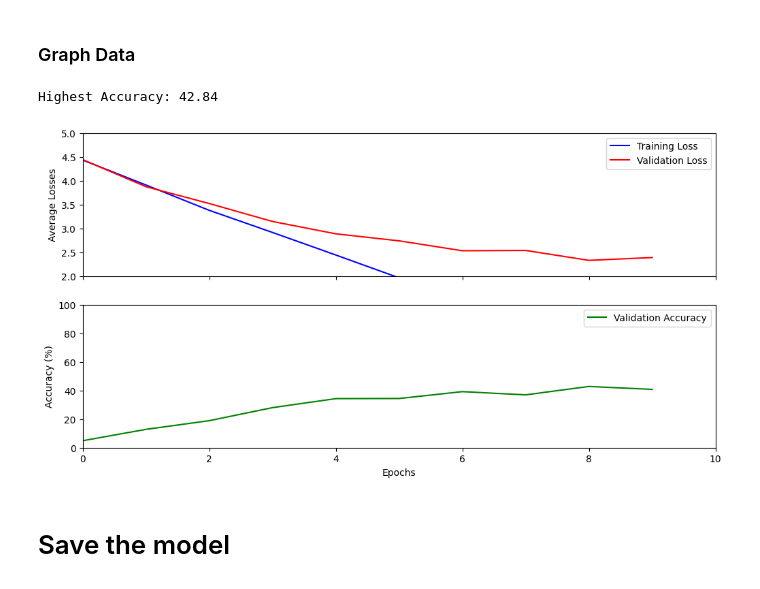
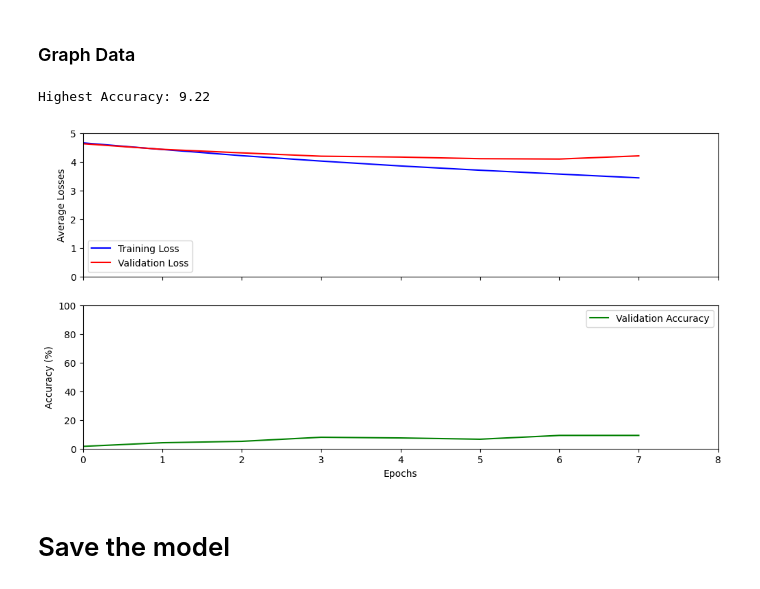
Before and after one commit to elijah-jones-2003/IMLO_Assessment, a Jupyter notebook: IMLO_Assessment.ipynb, the cells around one changed output. Cells and saved outputs as stored; diff of their text form; code cells hidden in the pictures.

```diff
--- a/IMLO_Assessment.ipynb
+++ b/IMLO_Assessment.ipynb
@@ -20,17 +20,16 @@ import matplotlib.pyplot as plt
 ### Hyper Parameters
 # %%
 image_size = 227
-batch_size = 16
-epochs = 10
+batch_size = 64
+epochs = 20
 learning_rate = 1e-3
 
-sgd_momentum = 0.9
-sgd_weight_decay = 5e-5
-sgd_dampening = 0
+sgd_momentum = 0.90
+sgd_weight_decay = 1e-4
+sgd_dampening = 0.1
+nesterov = False
 
-adam_decay = 1e-3
-
-drop_out = 0.4
+drop_out = 0.3
 
 patience = 3
 factor = 0.1
@@ -90,9 +89,9 @@ val_transform = transforms.Compose([
     transforms.ToTensor()])
 
 train_transform = transforms.Compose([
-    transforms.RandomRotation(degrees=20),
+    transforms.RandomRotation(degrees=45),
     transforms.RandomHorizontalFlip(),
-    transforms.ColorJitter(brightness=0.2, contrast=0.2, saturation=0.2, hue=0.2),
+    transforms.ColorJitter(brightness=0.3, contrast=0.3, saturation=0.3, hue=0.2),
     transforms.Resize(size=(image_size, image_size)),
     transforms.ToTensor(),
     transforms.Normalize(mean, std)
@@ -102,7 +101,7 @@ validation_data = datasets.Flowers102(root="data", split="val", transform=test_t
 test_data = datasets.Flowers102(root="data", split="test", transform=test_transform, download=True)
 
 training_data = datasets.Flowers102(root="data", split="train", transform=test_transform, download=True)
-for i in range(5):
+for i in range(2):
     augmented = datasets.Flowers102(root="data", split="train", transform=train_transform)
     training_data = ConcatDataset([training_data, augmented])
 
@@ -389,11 +400,16 @@ classifier = AlexStyleNetwork().to(device)
 loss_fn = nn.CrossEntropyLoss()
 
 # still look at new optimisers
-optimizer1 = torch.optim.SGD(classifier.parameters(), lr=learning_rate, momentum=sgd_momentum, dampening=sgd_dampening, weight_decay=sgd_weight_decay)
-optimizer2 = torch.optim.Adam(classifier.parameters(), lr=learning_rate, weight_decay=adam_decay)
-optimizer = optimizer1
+optimizer1 = torch.optim.SGD(classifier.parameters(), lr=learning_rate, momentum=sgd_momentum, dampening=sgd_dampening, weight_decay=sgd_weight_decay, nesterov=nesterov)
+optimizer2 = torch.optim.AdamW(classifier.parameters(), lr=learning_rate, weight_decay=sgd_weight_decay)
 
-scheduler = Scheduler.ReduceLROnPlateau(optimizer=optimizer, patience=patience, factor=factor, threshold=threshold, threshold_mode=threshold_mode, cooldown=cooldown)
+optimizer = optimizer2
+
+# patience=patience, factor=factor, threshold=threshold, threshold_mode=threshold_mode, cooldown=cooldown
+scheduler1 = Scheduler.ReduceLROnPlateau(optimizer=optimizer)
+scheduler2 = Scheduler.CosineAnnealingLR(optimizer, T_max=10)
+
+scheduler = scheduler1
 # %% [markdown]
 ### Training, Validation and Testing Loops
 # %%
@@ -482,19 +497,19 @@ Loss: 2.6411658987596436 | Accuracy: 35.208977069442184 on 6149 data points
 ### Graph Data
 # %%
 fig, (ax1, ax2) = plt.subplots(2, figsize=(12,6), sharex=True)
-ax1.axis([0, len(val_losses), 2, 5])
+ax1.axis([0, len(val_losses), 0, 5])
 ax1.plot(range(len(train_losses)), train_losses, color="blue", label="Training Loss")
 ax1.plot(range(len(val_losses)), val_losses, color="red", label="Validation Loss")
 ax1.set(ylabel='Average Losses')
 ax1.legend()
 ax2.axis([0, len(val_accuracies), 0, 100])
 ax2.plot(range(len(val_accuracies)), val_accuracies, color="green", label="Validation Accuracy")
 ax2.set(xlabel='Epochs', ylabel='Accuracy (%)')
 ax2.legend()
 print(f"Highest Accuracy: {(max(val_accuracies)):>0.2f}")
 # %% [output]
-Highest Accuracy: 42.84
+Highest Accuracy: 9.22
-[figure, old version]
+[figure, new version]
 # %% [markdown]
 # Save the model
 # %%
```
Also changed, not shown: parts of 4 cells of this notebook.
